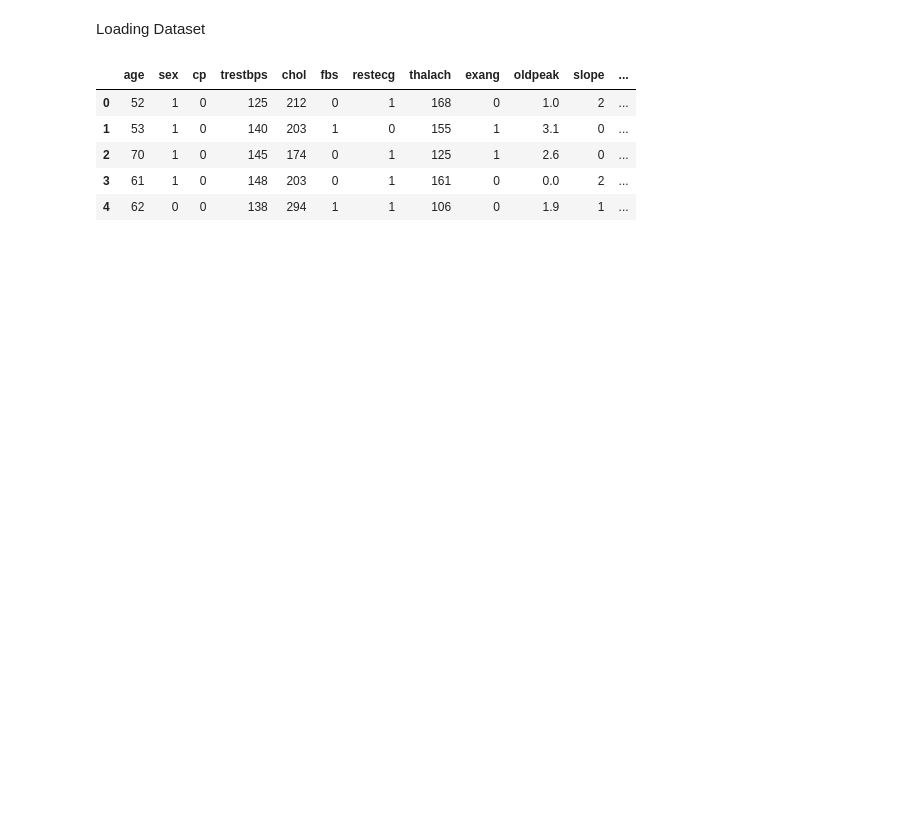
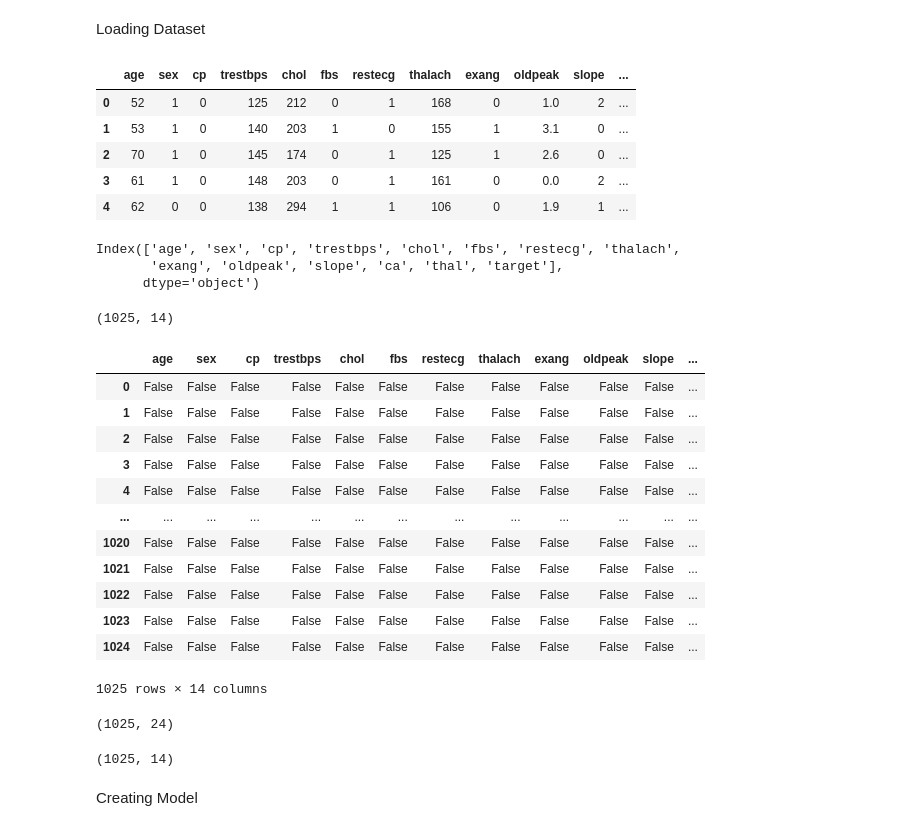
Before and after one commit to venkatsaikondra/Heart_Disease_With_Neural_Network, a Jupyter notebook: Neural.ipynb, the cells around one changed output. Cells and saved outputs as stored; diff of their text form; code cells hidden in the pictures; blank space fills up the shorter version.

```diff
--- a/Neural.ipynb
+++ b/Neural.ipynb
@@ -22,3 +20,29 @@ df.head()
 | 2 | 70 | 1 | 0 | 145 | 174 | 0 | 1 | 125 | 1 | 2.6 | 0 | ... |
 | 3 | 61 | 1 | 0 | 148 | 203 | 0 | 1 | 161 | 0 | 0.0 | 2 | ... |
 | 4 | 62 | 0 | 0 | 138 | 294 | 1 | 1 | 106 | 0 | 1.9 | 1 | ... |
+# %%
+df.columns
+# %% [output]
+Index(['age', 'sex', 'cp', 'trestbps', 'chol', 'fbs', 'restecg', 'thalach',
+       'exang', 'oldpeak', 'slope', 'ca', 'thal', 'target'],
+      dtype='object')
+# %%
+df.shape
+# %% [output]
+(1025, 14)
+# %%
+df.isna()
+# %% [output]
+|  | age | sex | cp | trestbps | chol | fbs | restecg | thalach | exang | oldpeak | slope | ... |
+| 0 | False | False | False | False | False | False | False | False | False | False | False | ... |
+| 1 | False | False | False | False | False | False | False | False | False | False | False | ... |
+| 2 | False | False | False | False | False | False | False | False | False | False | False | ... |
+| 3 | False | False | False | False | False | False | False | False | False | False | False | ... |
+| 4 | False | False | False | False | False | False | False | False | False | False | False | ... |
+| ... | ... | ... | ... | ... | ... | ... | ... | ... | ... | ... | ... | ... |
+| 1020 | False | False | False | False | False | False | False | False | False | False | False | ... |
+| 1021 | False | False | False | False | False | False | False | False | False | False | False | ... |
+| 1022 | False | False | False | False | False | False | False | False | False | False | False | ... |
+| 1023 | False | False | False | False | False | False | False | False | False | False | False | ... |
+| 1024 | False | False | False | False | False | False | False | False | False | False | False | ... |
+1025 rows × 14 columns
@@ -24,0 +54,10 @@ df.head()
+# %%
+X_encoded.shape
+# %% [output]
+(1025, 24)
+# %%
+df.shape
+# %% [output]
+(1025, 14)
+# %% [markdown]
+Creating Model
```
Also changed, not shown: parts of 40 cells of this notebook.
